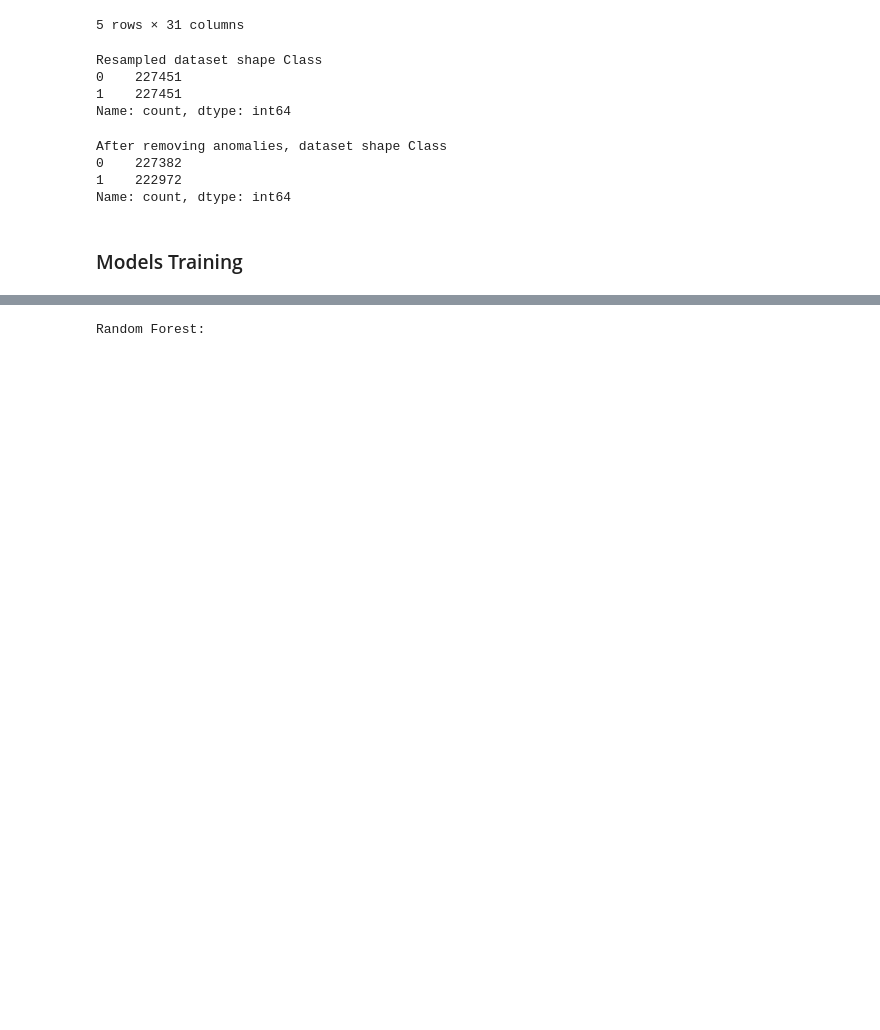
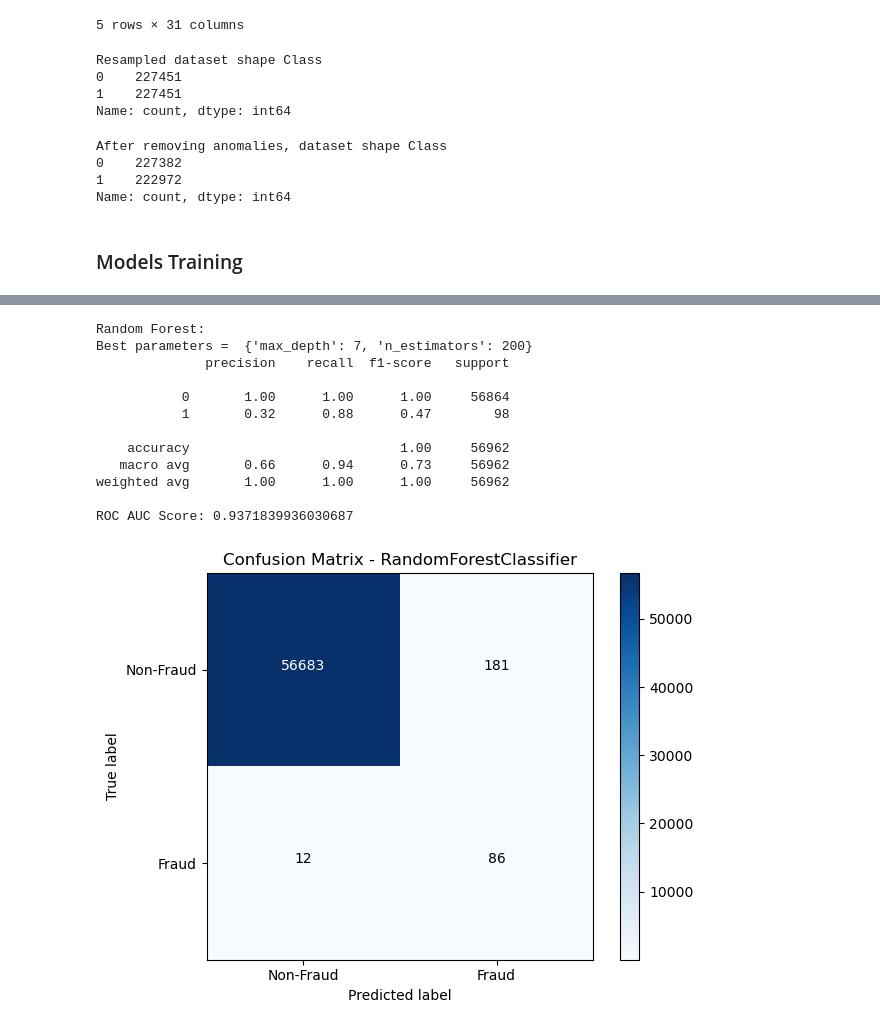
Before and after one commit to devika3370/credit-fraud-detection, a Jupyter notebook: main.ipynb, the cells around one changed output, grey strips where cells are left out. Saved outputs shown, nothing was run; the diff lists cells and outputs as text; code cells hidden in the pictures; blank space fills up the shorter version.

```diff
--- a/main.ipynb
+++ b/main.ipynb
@@ -161,10 +162,22 @@ ROC AUC Score: 0.9463020612015204
 # %%
 # Random Forest
 print("Random Forest:")
-rf_params = {'n_estimators': [100, 200], 'max_depth': [None, 10, 20]}
-rf = train_classifier(RandomForestClassifier(), rf_params, X_res, y_res, X_test, y_test)
+rf_params = {'n_estimators': [100, 200], 'max_depth': [3, 5, 7]}
+rf = train_classifier(RandomForestClassifier(n_jobs=-1), rf_params, X_res, y_res, X_test, y_test)
 # %% [output]
 Random Forest:
+Best parameters =  {'max_depth': 7, 'n_estimators': 200}
+              precision    recall  f1-score   support
+
+           0       1.00      1.00      1.00     56864
+           1       0.32      0.88      0.47        98
+
+    accuracy                           1.00     56962
+   macro avg       0.66      0.94      0.73     56962
+weighted avg       1.00      1.00      1.00     56962
+
+ROC AUC Score: 0.9371839936030687
+[figure, added]
 # %%
 # Support Vector Machine
 print("Support Vector Machine:")
```
Also changed, not shown: parts of 2 cells of this notebook, 2 other files.
